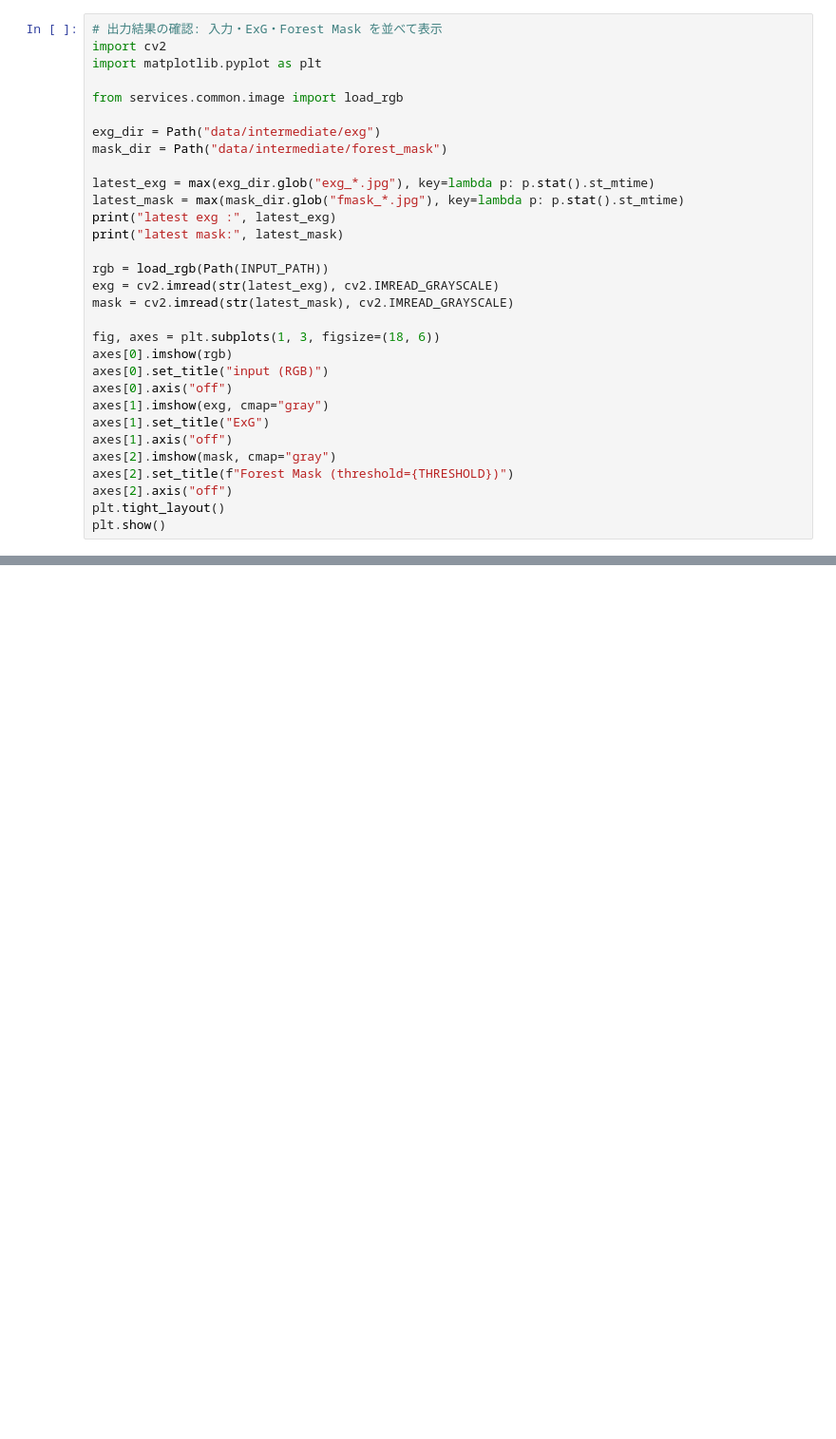
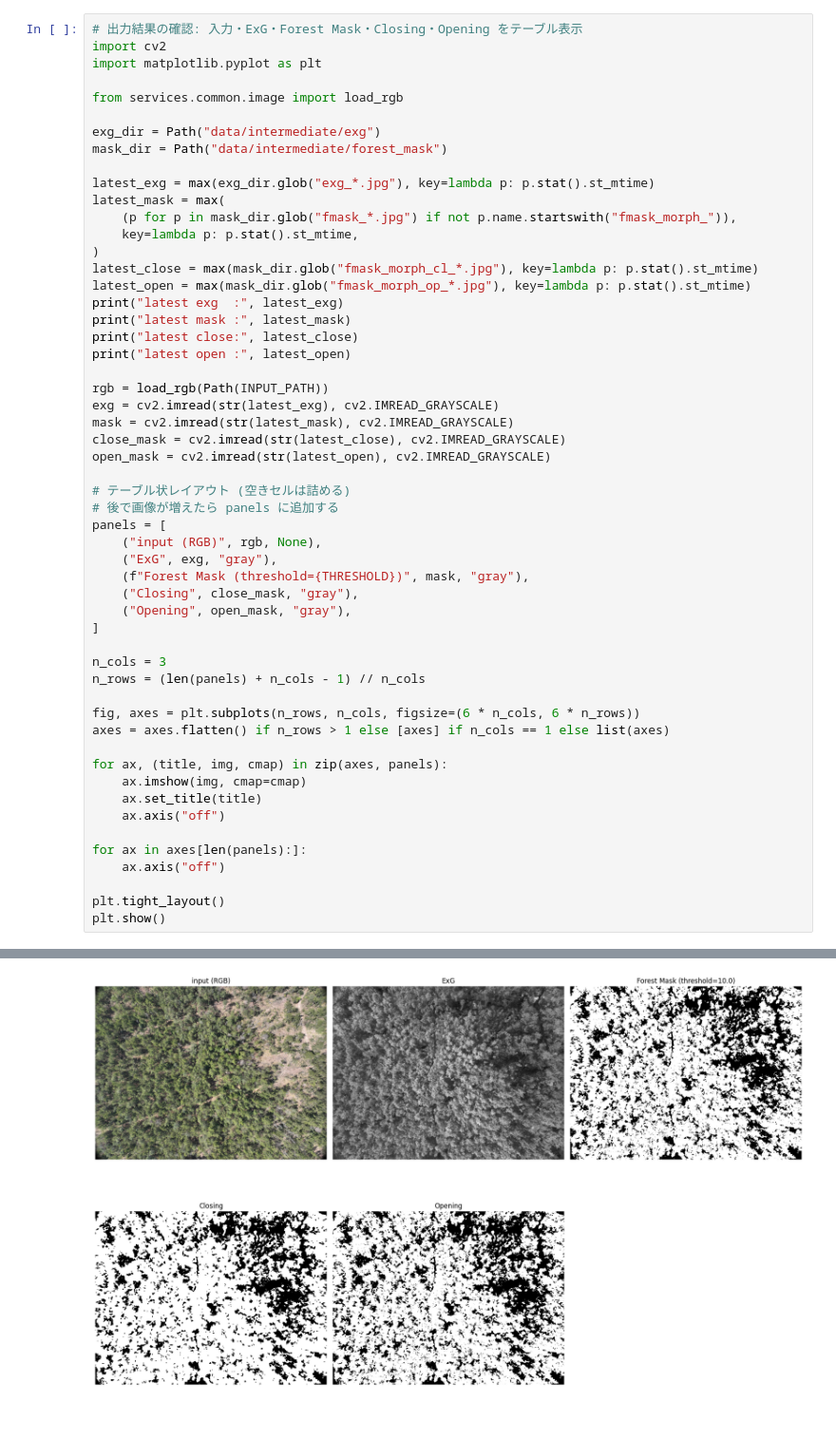
Before and after one commit to mq-sol/forest-analyzer, a Jupyter notebook: notebooks/forest_mask_test.ipynb, the cells around one changed output, grey strips where cells are left out. Shown at 95% size. Saved outputs shown, nothing was run; the diff lists cells and outputs as text; blank space fills up the shorter version.

```diff
--- a/notebooks/forest_mask_test.ipynb
+++ b/notebooks/forest_mask_test.ipynb
@@ -42,5 +54,5 @@ assert result.exit_code == 0, f"exit_code={result.exit_code}"
 # %%
-# 出力結果の確認: 入力・ExG・Forest Mask を並べて表示
+# 出力結果の確認: 入力・ExG・Forest Mask・Closing・Opening をテーブル表示
 import cv2
 import matplotlib.pyplot as plt
 
@@ -50,23 +62,47 @@ exg_dir = Path("data/intermediate/exg")
 mask_dir = Path("data/intermediate/forest_mask")
 
 latest_exg = max(exg_dir.glob("exg_*.jpg"), key=lambda p: p.stat().st_mtime)
-latest_mask = max(mask_dir.glob("fmask_*.jpg"), key=lambda p: p.stat().st_mtime)
-print("latest exg :", latest_exg)
-print("latest mask:", latest_mask)
+latest_mask = max(
+    (p for p in mask_dir.glob("fmask_*.jpg") if not p.name.startswith("fmask_morph_")),
+    key=lambda p: p.stat().st_mtime,
+)
+latest_close = max(mask_dir.glob("fmask_morph_cl_*.jpg"), key=lambda p: p.stat().st_mtime)
+latest_open = max(mask_dir.glob("fmask_morph_op_*.jpg"), key=lambda p: p.stat().st_mtime)
+print("latest exg  :", latest_exg)
+print("latest mask :", latest_mask)
+print("latest close:", latest_close)
+print("latest open :", latest_open)
 
 rgb = load_rgb(Path(INPUT_PATH))
 exg = cv2.imread(str(latest_exg), cv2.IMREAD_GRAYSCALE)
 mask = cv2.imread(str(latest_mask), cv2.IMREAD_GRAYSCALE)
+close_mask = cv2.imread(str(latest_close), cv2.IMREAD_GRAYSCALE)
+open_mask = cv2.imread(str(latest_open), cv2.IMREAD_GRAYSCALE)
 
-fig, axes = plt.subplots(1, 3, figsize=(18, 6))
-axes[0].imshow(rgb)
-axes[0].set_title("input (RGB)")
-axes[0].axis("off")
-axes[1].imshow(exg, cmap="gray")
-axes[1].set_title("ExG")
-axes[1].axis("off")
-axes[2].imshow(mask, cmap="gray")
-axes[2].set_title(f"Forest Mask (threshold={THRESHOLD})")
-axes[2].axis("off")
+# テーブル状レイアウト (空きセルは詰める)
+# 後で画像が増えたら panels に追加する
+panels = [
+    ("input (RGB)", rgb, None),
+    ("ExG", exg, "gray"),
+    (f"Forest Mask (threshold={THRESHOLD})", mask, "gray"),
+    ("Closing", close_mask, "gray"),
+    ("Opening", open_mask, "gray"),
+]
+
+n_cols = 3
+n_rows = (len(panels) + n_cols - 1) // n_cols
+
+fig, axes = plt.subplots(n_rows, n_cols, figsize=(6 * n_cols, 6 * n_rows))
+axes = axes.flatten() if n_rows > 1 else [axes] if n_cols == 1 else list(axes)
+
+for ax, (title, img, cmap) in zip(axes, panels):
+    ax.imshow(img, cmap=cmap)
+    ax.set_title(title)
+    ax.axis("off")
+
+for ax in axes[len(panels):]:
+    ax.axis("off")
+
 plt.tight_layout()
 plt.show()
+# %% [output]
@@ -72,0 +113 @@ plt.show()
+[figure, added]
```
Also changed, not shown: parts of 5 cells of this notebook, 9 other files.
